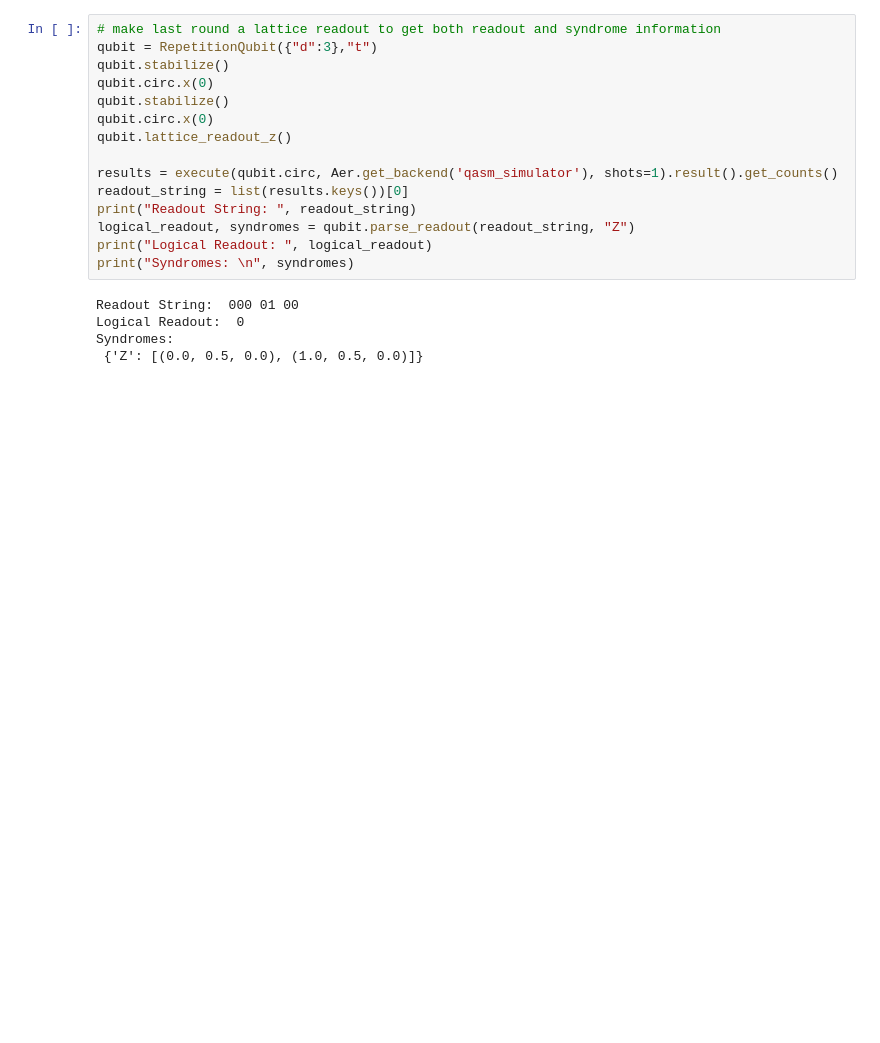
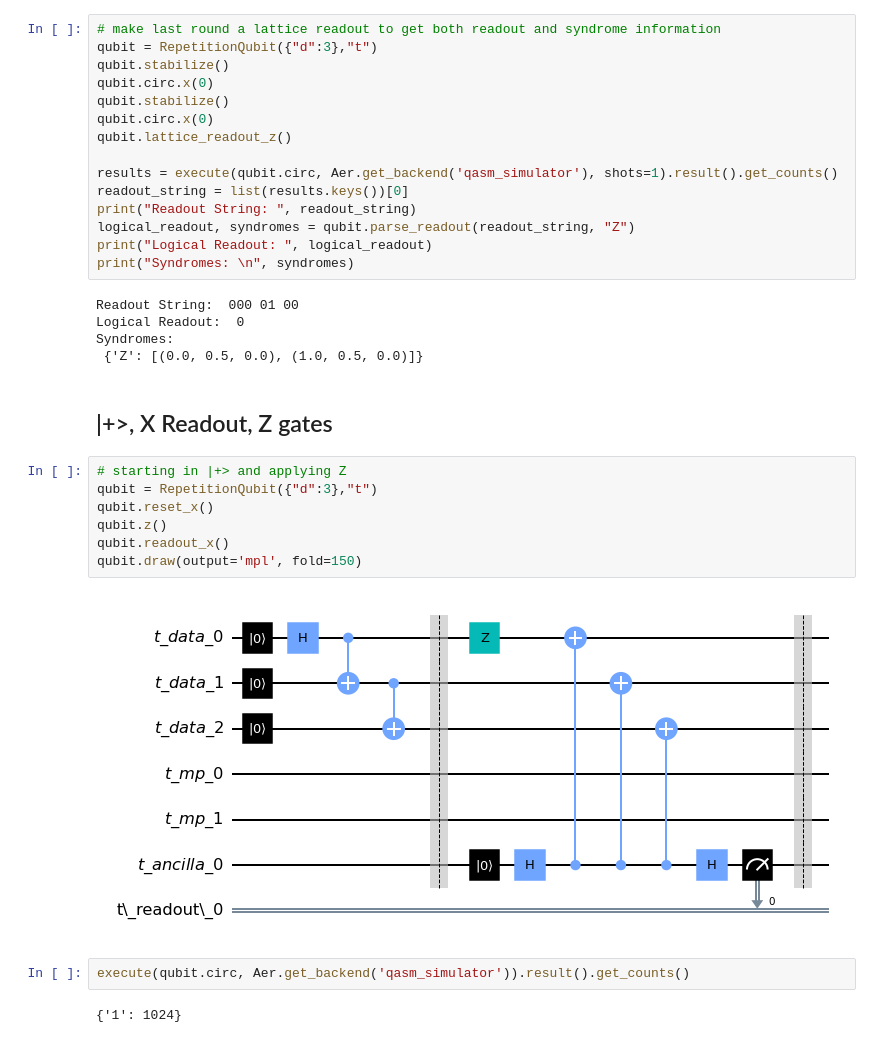
Before and after one commit to yaleqc/qtcodes, a Jupyter notebook: tutorials/rep/1-circuits.ipynb, the cells around one changed output. Saved outputs shown, nothing was run; the diff lists cells and outputs as text; blank space fills up the shorter version.

Commit message:
demonstrating |+>, x readout, z gate on rep code

```diff
--- a/tutorials/rep/1-circuits.ipynb
+++ b/tutorials/rep/1-circuits.ipynb
@@ -59,3 +59,18 @@ Readout String:  000 01 00
 Logical Readout:  0
 Syndromes:
  {'Z': [(0.0, 0.5, 0.0), (1.0, 0.5, 0.0)]}
+# %% [markdown]
+## |+>, X Readout, Z gates
+# %%
+# starting in |+> and applying Z
+qubit = RepetitionQubit({"d":3},"t")
+qubit.reset_x()
+qubit.z()
+qubit.readout_x()
+qubit.draw(output='mpl', fold=150)
+# %% [output]
+[figure, added]
+# %%
+execute(qubit.circ, Aer.get_backend('qasm_simulator')).result().get_counts()
+# %% [output]
+{'1': 1024}
```
